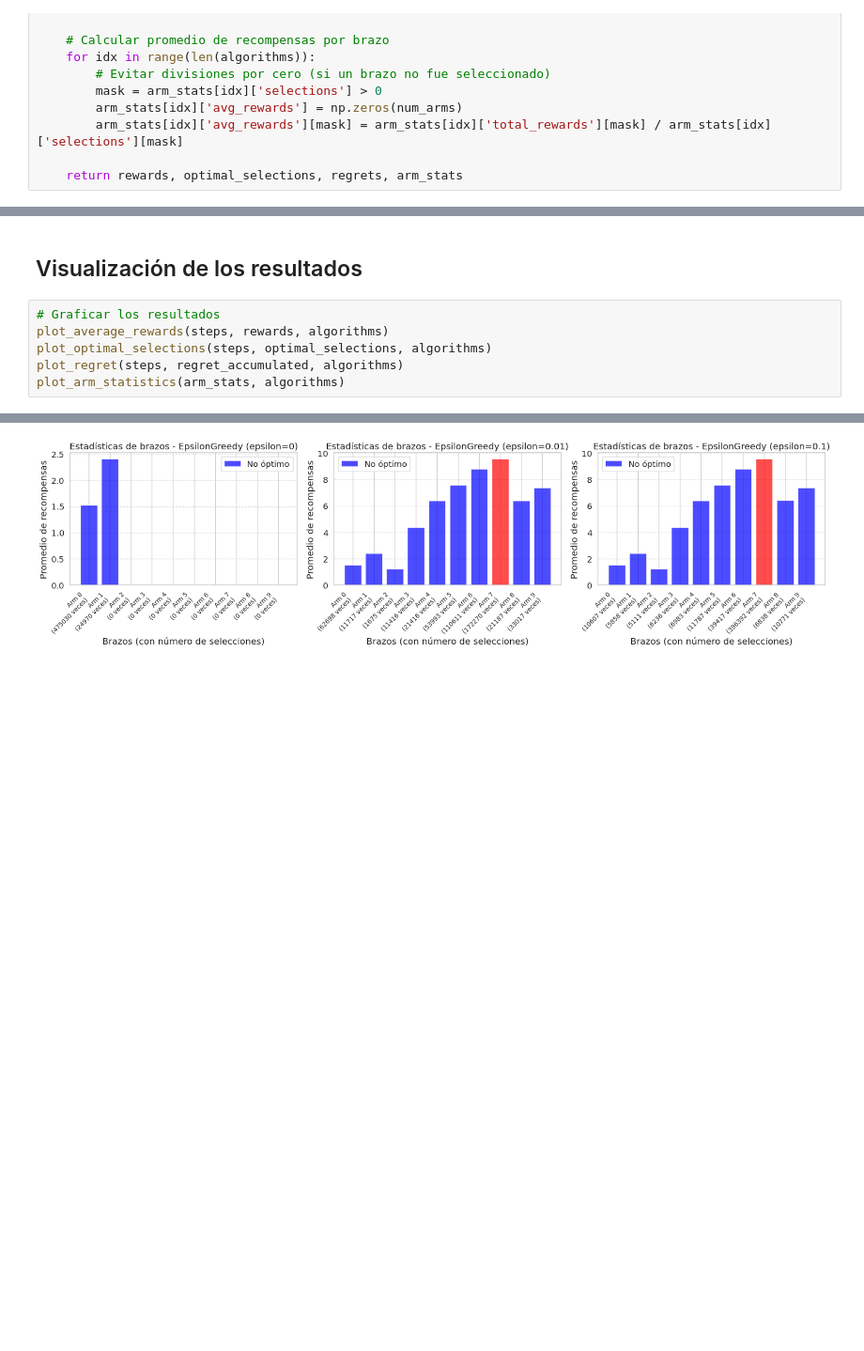
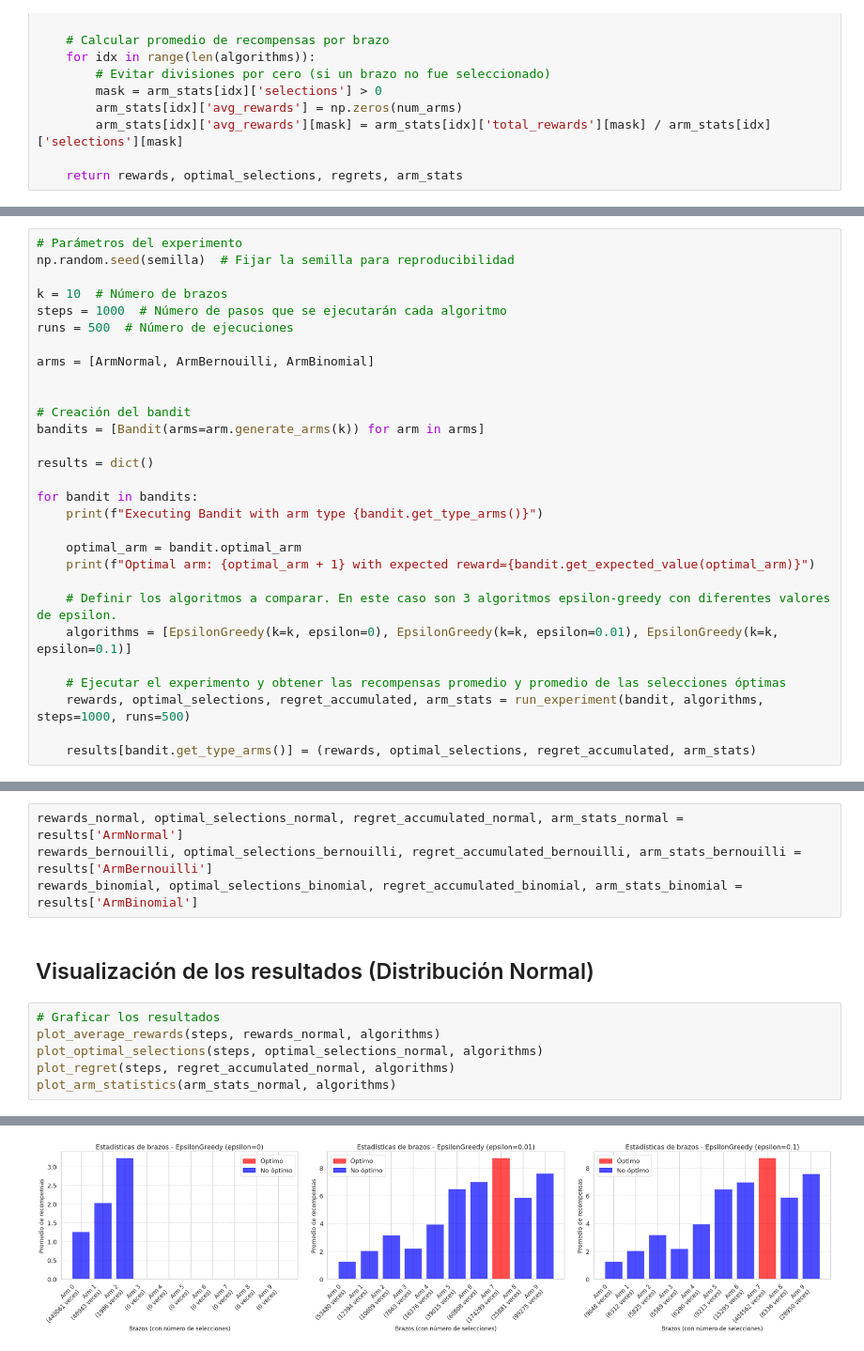
Before and after one commit to ermaury/k_brazos_AM_DE_JP, a Jupyter notebook: bandit_experiment.ipynb, the cells around one changed output, grey strips where cells are left out. Shown at 94% size. Drawn from its saved outputs; the diff is of its cells as text; blank space fills up the shorter version.

Commit message:
extendido estudio de epsilon-greedy

```diff
--- a/bandit_experiment.ipynb
+++ b/bandit_experiment.ipynb
@@ -152,0 +130,29 @@ Optimal arm: 8 with expected reward=9.56
+# %%
+# Parámetros del experimento
+np.random.seed(semilla)  # Fijar la semilla para reproducibilidad
+
+k = 10  # Número de brazos
+steps = 1000  # Número de pasos que se ejecutarán cada algoritmo
+runs = 500  # Número de ejecuciones
+
+arms = [ArmNormal, ArmBernouilli, ArmBinomial]
+
+
+# Creación del bandit
+bandits = [Bandit(arms=arm.generate_arms(k)) for arm in arms]
+
+results = dict()
+
+for bandit in bandits:
+    print(f"Executing Bandit with arm type {bandit.get_type_arms()}")
+
+    optimal_arm = bandit.optimal_arm
+    print(f"Optimal arm: {optimal_arm + 1} with expected reward={bandit.get_expected_value(optimal_arm)}")
+
+    # Definir los algoritmos a comparar. En este caso son 3 algoritmos epsilon-greedy con diferentes valores de epsilon.
+    algorithms = [EpsilonGreedy(k=k, epsilon=0), EpsilonGreedy(k=k, epsilon=0.01), EpsilonGreedy(k=k, epsilon=0.1)]
+
+    # Ejecutar el experimento y obtener las recompensas promedio y promedio de las selecciones óptimas
+    rewards, optimal_selections, regret_accumulated, arm_stats = run_experiment(bandit, algorithms, steps=1000, runs=500)
+
+    results[bandit.get_type_arms()] = (rewards, optimal_selections, regret_accumulated, arm_stats)
@@ -153,9 +166,13 @@ Optimal arm: 8 with expected reward=9.56
+# %%
+rewards_normal, optimal_selections_normal, regret_accumulated_normal, arm_stats_normal = results['ArmNormal']
+rewards_bernouilli, optimal_selections_bernouilli, regret_accumulated_bernouilli, arm_stats_bernouilli = results['ArmBernouilli']
+rewards_binomial, optimal_selections_binomial, regret_accumulated_binomial, arm_stats_binomial = results['ArmBinomial']
 # %% [markdown]
-## Visualización de los resultados
+## Visualización de los resultados (Distribución Normal)
 # %%
 # Graficar los resultados
-plot_average_rewards(steps, rewards, algorithms)
-plot_optimal_selections(steps, optimal_selections, algorithms)
-plot_regret(steps, regret_accumulated, algorithms)
-plot_arm_statistics(arm_stats, algorithms)
+plot_average_rewards(steps, rewards_normal, algorithms)
+plot_optimal_selections(steps, optimal_selections_normal, algorithms)
+plot_regret(steps, regret_accumulated_normal, algorithms)
+plot_arm_statistics(arm_stats_normal, algorithms)
 # %% [output]
@@ -165 +182 @@ plot_arm_statistics(arm_stats, algorithms)
-[figure, old version]
+[figure, new version]
```
Also changed, not shown: parts of 14 cells of this notebook, 1 other file.
